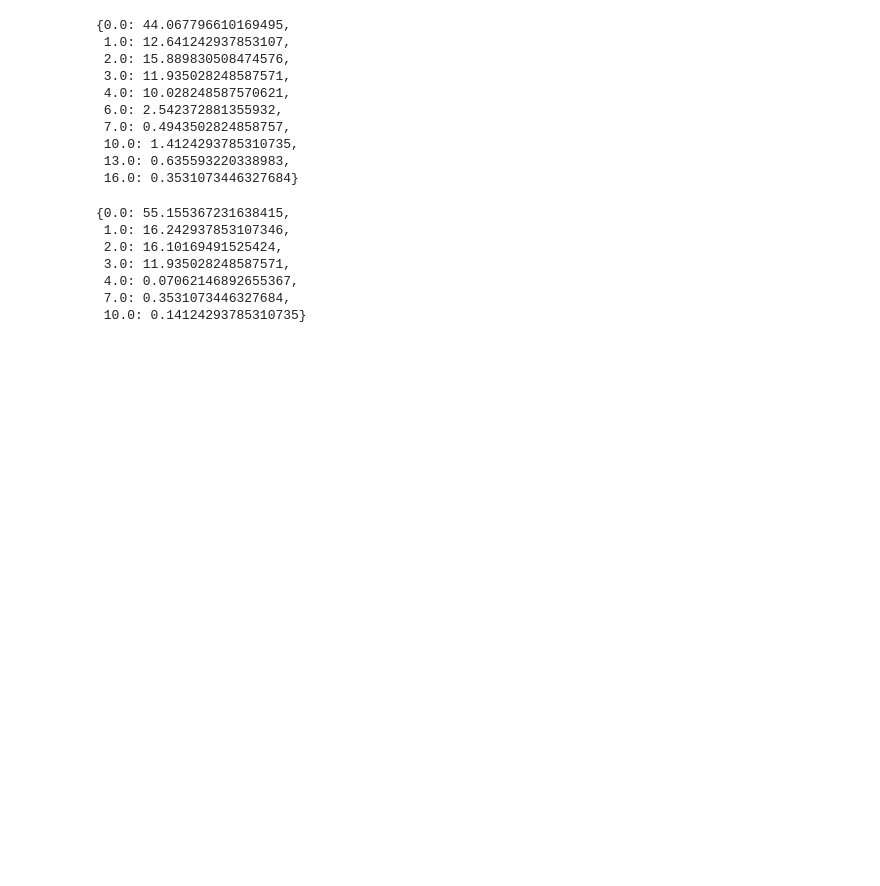
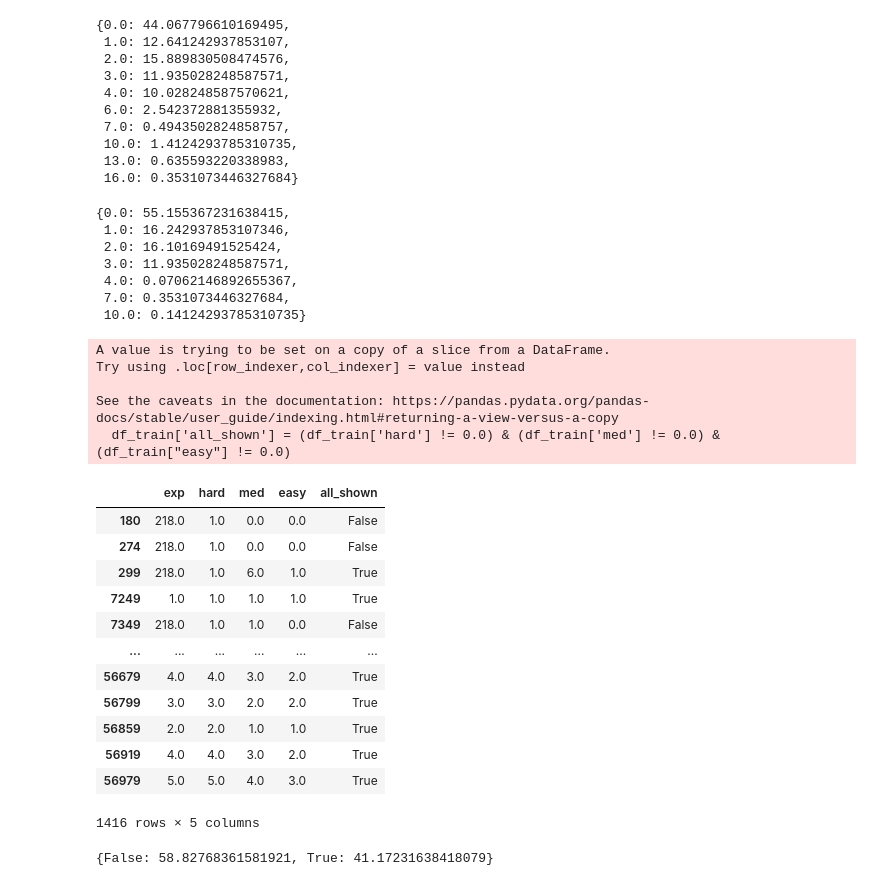
Before and after one commit to elliottwaissbluth/tensor-hero, a Jupyter notebook: Difficulty_anal/diff_explore.ipynb, the cells around one changed output. Saved outputs shown, nothing was run; the diff lists cells and outputs as text; code cells hidden in the pictures; blank space fills up the shorter version.

```diff
--- a/Difficulty_anal/diff_explore.ipynb
+++ b/Difficulty_anal/diff_explore.ipynb
@@ -268,3 +294,32 @@ percentages
  4.0: 0.07062146892655367,
  7.0: 0.3531073446327684,
  10.0: 0.14124293785310735}
+# %%
+df_train['all_shown'] = (df_train['hard'] != 0.0) & (df_train['med'] != 0.0) & (df_train["easy"] != 0.0)
+df_train
+# %% [output]
+A value is trying to be set on a copy of a slice from a DataFrame.
+Try using .loc[row_indexer,col_indexer] = value instead
+
+See the caveats in the documentation: https://pandas.pydata.org/pandas-docs/stable/user_guide/indexing.html#returning-a-view-versus-a-copy
+  df_train['all_shown'] = (df_train['hard'] != 0.0) & (df_train['med'] != 0.0) & (df_train["easy"] != 0.0)
+|  | exp | hard | med | easy | all_shown |
+| 180 | 218.0 | 1.0 | 0.0 | 0.0 | False |
+| 274 | 218.0 | 1.0 | 0.0 | 0.0 | False |
+| 299 | 218.0 | 1.0 | 6.0 | 1.0 | True |
+| 7249 | 1.0 | 1.0 | 1.0 | 1.0 | True |
+| 7349 | 218.0 | 1.0 | 1.0 | 0.0 | False |
+| ... | ... | ... | ... | ... | ... |
+| 56679 | 4.0 | 4.0 | 3.0 | 2.0 | True |
+| 56799 | 3.0 | 3.0 | 2.0 | 2.0 | True |
+| 56859 | 2.0 | 2.0 | 1.0 | 1.0 | True |
+| 56919 | 4.0 | 4.0 | 3.0 | 2.0 | True |
+| 56979 | 5.0 | 5.0 | 4.0 | 3.0 | True |
+1416 rows × 5 columns
+# %%
+# distribution of all presented key
+uniques, counts = np.unique(df_train['all_shown'], return_counts=True)
+percentages = dict(zip(uniques, counts * 100 / len(df_train)))
+percentages
+# %% [output]
+{False: 58.82768361581921, True: 41.17231638418079}
```
Also changed, not shown: parts of 8 cells of this notebook, 2 other files.
